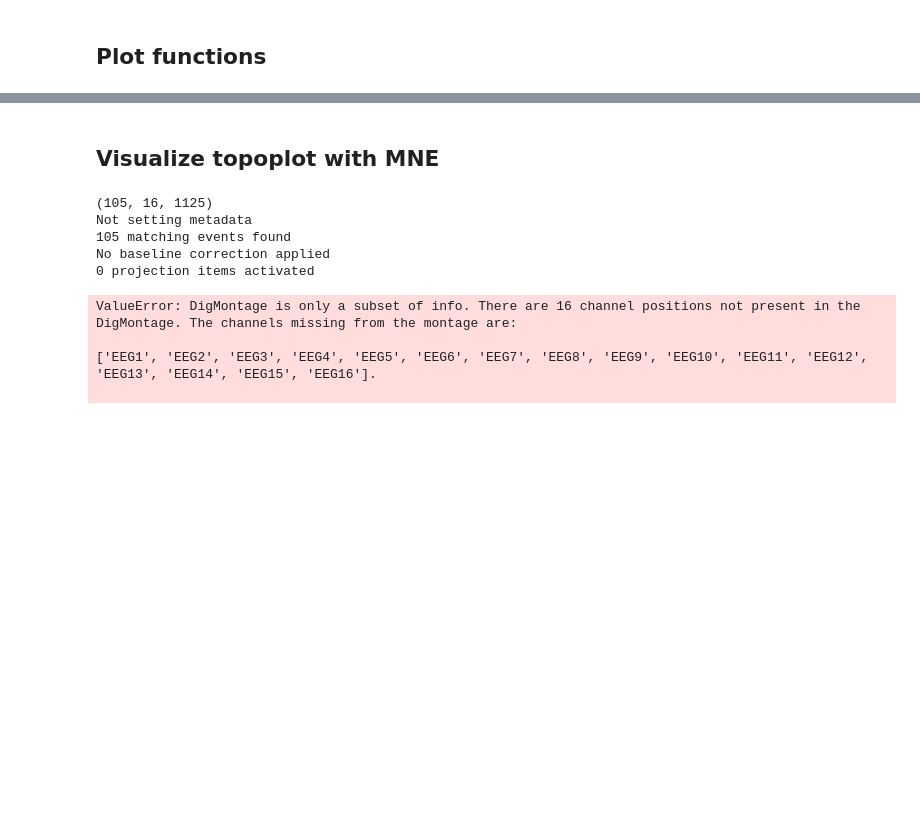
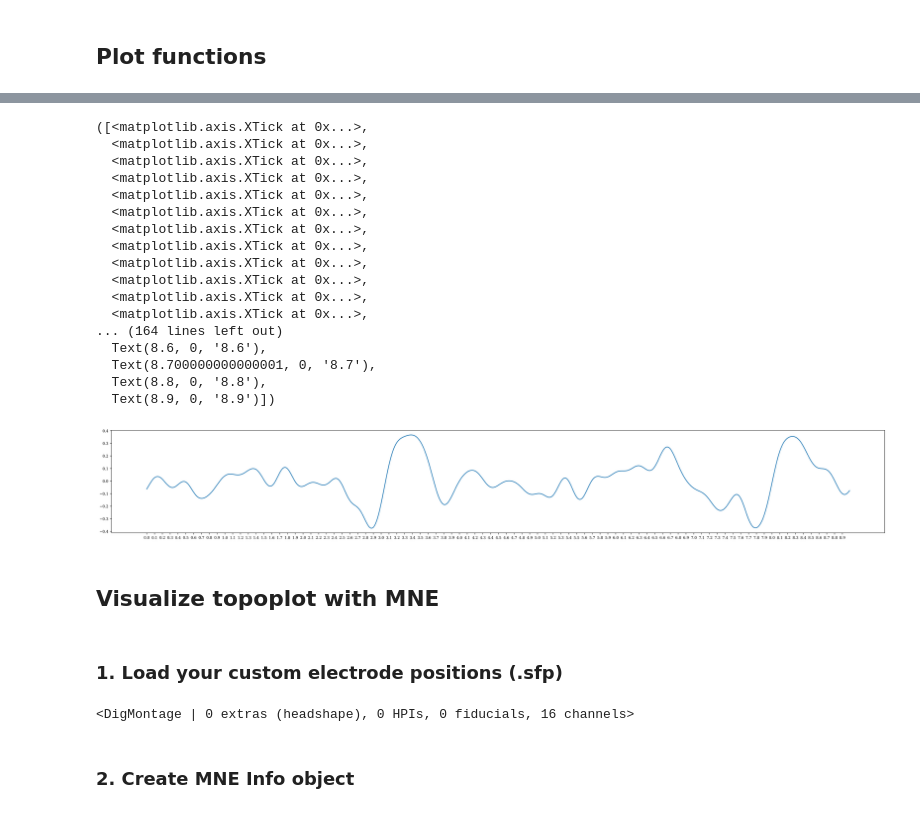
Before and after one commit to Bornholmersild/hybrid_bci, a Jupyter notebook: src/experiment/analyse_data.ipynb, the cells around one changed output, grey strips where cells are left out. Saved outputs shown, nothing was run; the diff lists cells and outputs as text; code cells hidden in the pictures; blank space fills up the shorter version.

```diff
--- a/src/experiment/analyse_data.ipynb
+++ b/src/experiment/analyse_data.ipynb
@@ -969,26 +799,39 @@ Channel Name : C3 and C4
+# %%
+#ERD = compute_ERD_ERS_pfurtscheller(EEG_epoch['index'], fs = EEG_FREQ)
+MRCP = compute_mrcp(EEG_epoch_mean['thumb'])
+
+plt.figure(figsize=(30,4))
+plt.plot(np.arange(MRCP.shape[0]) / EEG_FREQ, MRCP[:, 2])
+plt.xticks(np.arange(0, 9, 0.1))
+# %% [output]
+([<matplotlib.axis.XTick at 0x...>,
+  <matplotlib.axis.XTick at 0x...>,
+  <matplotlib.axis.XTick at 0x...>,
+  <matplotlib.axis.XTick at 0x...>,
+  <matplotlib.axis.XTick at 0x...>,
+  <matplotlib.axis.XTick at 0x...>,
+  <matplotlib.axis.XTick at 0x...>,
+  <matplotlib.axis.XTick at 0x...>,
+  <matplotlib.axis.XTick at 0x...>,
+  <matplotlib.axis.XTick at 0x...>,
+  <matplotlib.axis.XTick at 0x...>,
+  <matplotlib.axis.XTick at 0x...>,
+... (164 lines left out)
+  Text(8.6, 0, '8.6'),
+  Text(8.700000000000001, 0, '8.7'),
+  Text(8.8, 0, '8.8'),
+  Text(8.9, 0, '8.9')])
+[figure, added]
 # %% [markdown]
 ## Visualize topoplot with MNE
+# %% [markdown]
+### 1. Load your custom electrode positions (.sfp)
 # %%
-import mne
+channel_location_dir = str(parent_dir) + "\\utilities\\electrode_positions_16channel_modifed.sfp"
 
-X = epoch_2t32['index'].transpose(0, 2, 1)
-print(X.shape)
-n_epochs, n_channels, n_samples = X.shape
-
-ch_names = [f'EEG{i+1}' for i in range(n_channels)]
-info = mne.create_info(ch_names, EEG_FREQ, ch_types='eeg')
-
-epochs = mne.EpochsArray(X, info)
-
-# Add channel locations
-epochs.set_montage('standard_1020')
+montage = mne.channels.read_custom_montage(channel_location_dir)
+montage
 # %% [output]
-(105, 16, 1125)
-Not setting metadata
-105 matching events found
-No baseline correction applied
-0 projection items activated
+<DigMontage | 0 extras (headshape), 0 HPIs, 0 fiducials, 16 channels>
-ValueError: DigMontage is only a subset of info. There are 16 channel positions not present in the DigMontage. The channels missing from the montage are:
-
-['EEG1', 'EEG2', 'EEG3', 'EEG4', 'EEG5', 'EEG6', 'EEG7', 'EEG8', 'EEG9', 'EEG10', 'EEG11', 'EEG12', 'EEG13', 'EEG14', 'EEG15', 'EEG16'].
-
+# %% [markdown]
+### 2. Create MNE Info object
```
Also changed, not shown: parts of 32 cells of this notebook, 56 other files.
